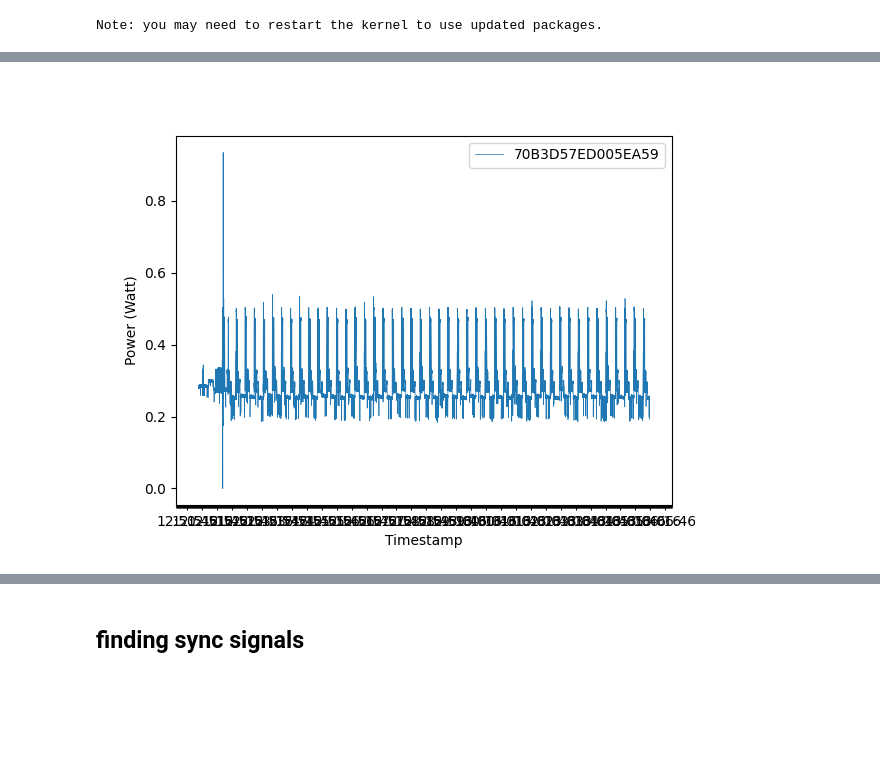
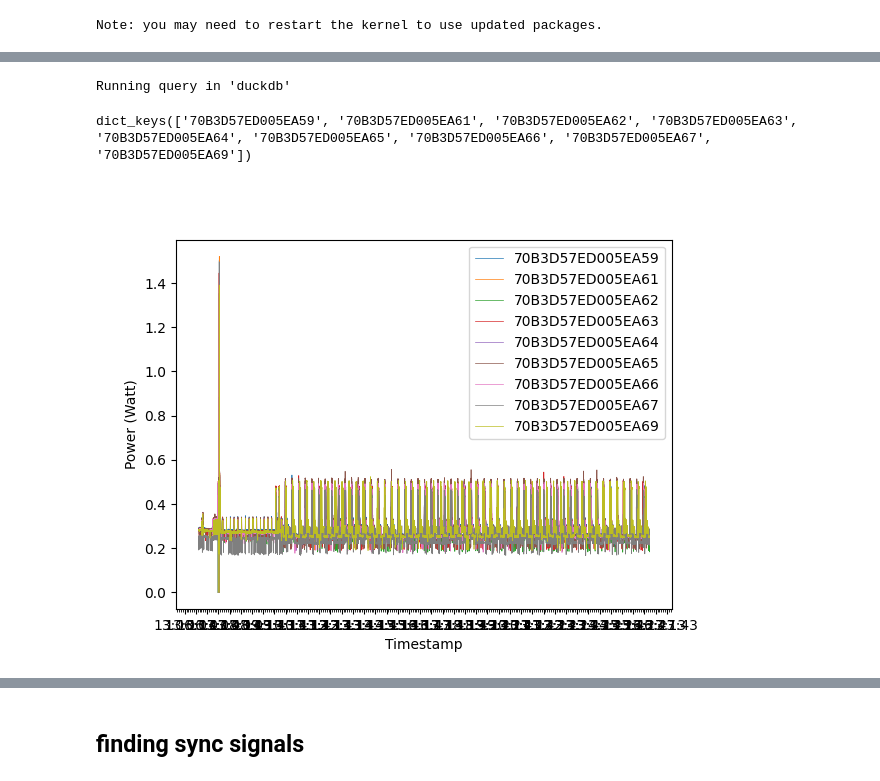
Before and after one commit to FlapKap/Terra-experiments, a Jupyter notebook: experiment/visualize.ipynb, the cells around one changed output, grey strips where cells are left out. Cells and saved outputs as stored; diff of their text form; code cells hidden in the pictures; blank space fills up the shorter version.

Commit message:
partial rework of visualisation to handle multiple nodes
also the change from duckdb to sqlite as backing storage

```diff
--- a/experiment/visualize.ipynb
+++ b/experiment/visualize.ipynb
@@ -83,21 +123,26 @@ timestamps= %sql select timestamp from Power_Consumption
+# %%
+deveui = "70B3D57ED005EA59"
+
+power_consumption= %sql select timestamp,power,current,voltage,node_id from expdb.Power_Consumption
+power_consumption = power_consumption.set_index("timestamp")
+#plot power with timestamps as x axis. timestamps need to show milliseconds
+groups = power_consumption.groupby("node_id")
+groups.groups.keys()
+# %% [output]
+Running query in 'duckdb'
+dict_keys(['70B3D57ED005EA59', '70B3D57ED005EA61', '70B3D57ED005EA62', '70B3D57ED005EA63', '70B3D57ED005EA64', '70B3D57ED005EA65', '70B3D57ED005EA66', '70B3D57ED005EA67', '70B3D57ED005EA69'])
 # %%
-deveui = "70B3D57ED005EA59"
-
-power_consumption= %sql select timestamp,power,current,voltage,node_id from Power_Consumption
-power_consumption = power_consumption.set_index("timestamp")
-#plot power with timestamps as x axis. timestamps need to show milliseconds
-groups = power_consumption.groupby("node_id")
 plt.figure()
 for node_id, group in groups:
     plt.plot(group.index, group["power"], label=node_id, linewidth=0.5)
 
 plt.xlabel("Timestamp")
 plt.ylabel("Power (Watt)")
 plt.gca().xaxis.set_major_locator(SecondLocator(interval=30))  # Set the major locator to display labels every 30 seconds
-plt.gca().xaxis.set_minor_locator(SecondLocator(interval=1))  # Set the minor locator to display labels at millisecond level
+plt.gca().xaxis.set_minor_locator(SecondLocator(interval=5))  # Set the minor locator to display labels at millisecond level
 plt.gca().xaxis.set_major_formatter(DateFormatter('%H:%M:%S'))
 #plt.gca().xaxis.set_minor_formatter(DateFormatter('%S.%f'))
 plt.legend()
 plt.show()
 # %% [output]
-[figure, old version]
+[figure, new version]
```
Also changed, not shown: parts of 39 cells of this notebook.
